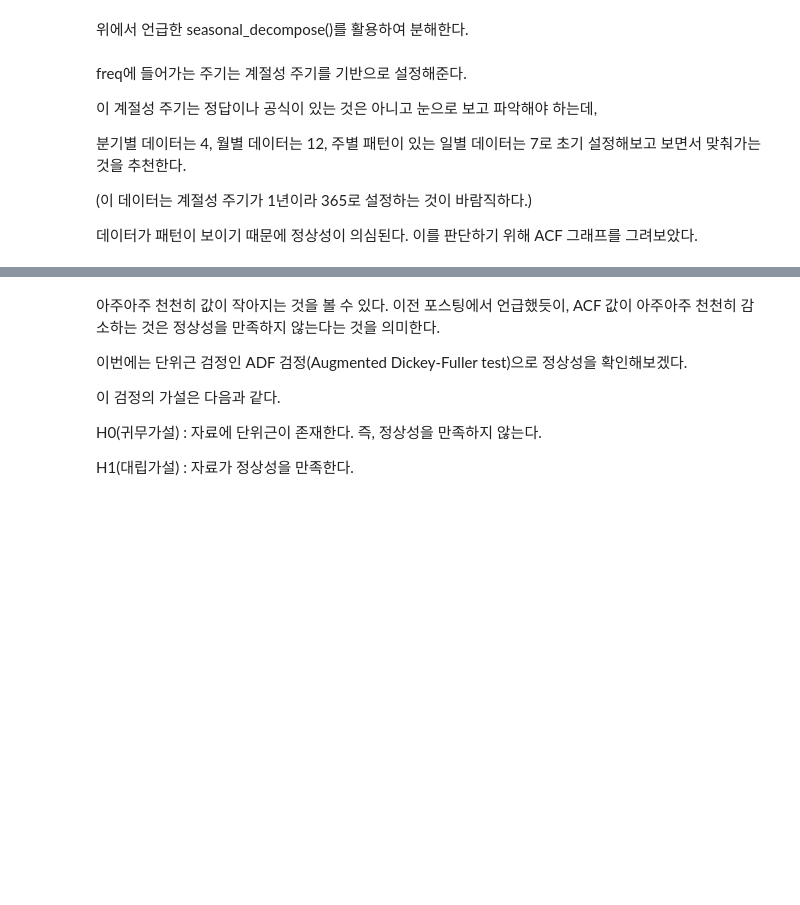
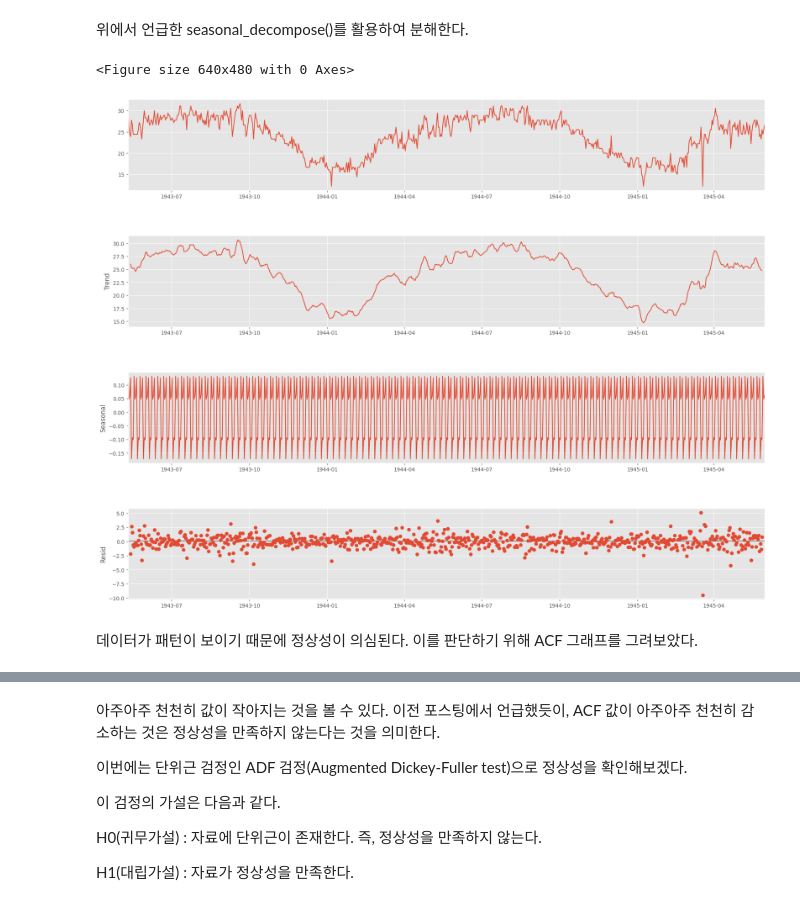
Before and after one commit to GUNWOOOH/ADP_-, a Jupyter notebook: 실습/ADP실습_3주차_시계열분석.ipynb, the cells around one changed output, grey strips where cells are left out. Cells and saved outputs as stored; diff of their text form; code cells hidden in the pictures; blank space fills up the shorter version.

```diff
--- a/실습/ADP실습_3주차_시계열분석.ipynb
+++ b/실습/ADP실습_3주차_시계열분석.ipynb
@@ -182,6 +182,8 @@ ACF와 PACF 모두 점진적으로 0에 이르고 있다.
 모델링을 마친 후 잔차의 ACF 그래프를 그려, 정상성을 따르는지 확인해야 한다. 만약, 정상성을 따르지 않는다면, p,d,q의 파라미터를 재조정하여 다시 모델링하는 작업을 진행해야 한다.
 # %%
 #kaggle 데이터로 ARIMA 실습해보기
+#총 2가지 날씨 데이터이며, 하나는 station별 위도, 경도 등 위치가 표시되어있는 위치데이터,
+#하나는 station 별 실제 온도 데이터이다.
 
 import numpy as np # linear algebra
 import pandas as pd # data processing, CSV file I/O (e.g. pd.read_csv)
@@ -197,8 +199,8 @@ import warnings
 warnings.filterwarnings("ignore") # if there is a warning after some codes, this will avoid us to see them.
 plt.style.use('ggplot') # style of plots. ggplot is one of the most used style, I also like it.
 
-weather_station_location = pd.read_csv("../01. Data/Weather Station Locations.csv")
-weather = pd.read_csv("../01. Data/Summary of Weather.csv")
+weather_station_location = pd.read_csv("https://raw.githubusercontent.com/GUNWOOOH/ADP_Practice/main/%EC%8B%A4%EC%8A%B5/Weather%20Station%20Locations.csv")
+weather = pd.read_csv("https://raw.githubusercontent.com/GUNWOOOH/ADP_Practice/main/%EC%8B%A4%EC%8A%B5/Summary%20of%20Weather.csv")
 
 weather_station_location = weather_station_location.loc[:,["WBAN","NAME","STATE/COUNTRY ID","Latitude","Longitude"] ]
 weather = weather.loc[:,["STA","Date","MeanTemp"] ]
@@ -232,3 +270,10 @@ ts 형태의 데이터 만들어주기
 timeSeries = weather_bin.loc[:, ["Date","MeanTemp"]]
 timeSeries.index = timeSeries.Date
 ts = timeSeries.drop("Date",axis=1)
+
+data = weather_bin.loc[:, ["Date","MeanTemp"]]
+data = data.dropna(axis=0)
+data['Date'] = pd.to_datetime(data['Date'])
+data = data.set_index('Date').asfreq('D')
+ts = data.fillna(data.mean())
+data.head(3)
@@ -238,21 +304,16 @@ ts
 위에서 언급한 seasonal_decompose()를 활용하여 분해한다.
 # %%
 from statsmodels.tsa.seasonal import seasonal_decompose
-result = seasonal_decompose(ts['MeanTemp'], model='additive', freq=7)
-
+result = seasonal_decompose(ts, model='additive')
 fig = plt.figure()
 fig = result.plot()
 fig.set_size_inches(20, 15)
+# %% [output]
+<Figure size 640x480 with 0 Axes>
+[figure, added]
-# %% [markdown]
-freq에 들어가는 주기는 계절성 주기를 기반으로 설정해준다.
-
-이 계절성 주기는 정답이나 공식이 있는 것은 아니고 눈으로 보고 파악해야 하는데,
-
-분기별 데이터는 4, 월별 데이터는 12, 주별 패턴이 있는 일별 데이터는 7로 초기 설정해보고 보면서 맞춰가는 것을 추천한다.
-
-(이 데이터는 계절성 주기가 1년이라 365로 설정하는 것이 바람직하다.)
-
-데이터가 패턴이 보이기 때문에 정상성이 의심된다. 이를 판단하기 위해 ACF 그래프를 그려보았다.
+# %% [markdown]
+
+데이터가 패턴이 보이기 때문에 정상성이 의심된다. 이를 판단하기 위해 ACF 그래프를 그려보았다.
 # %%
 import statsmodels.api as sm
 
```
Also changed, not shown: parts of 29 cells of this notebook.
